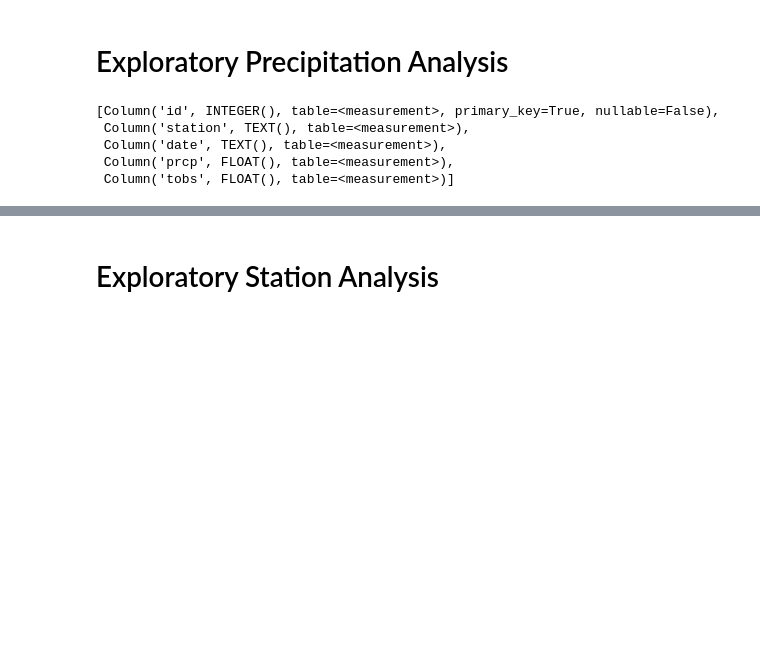
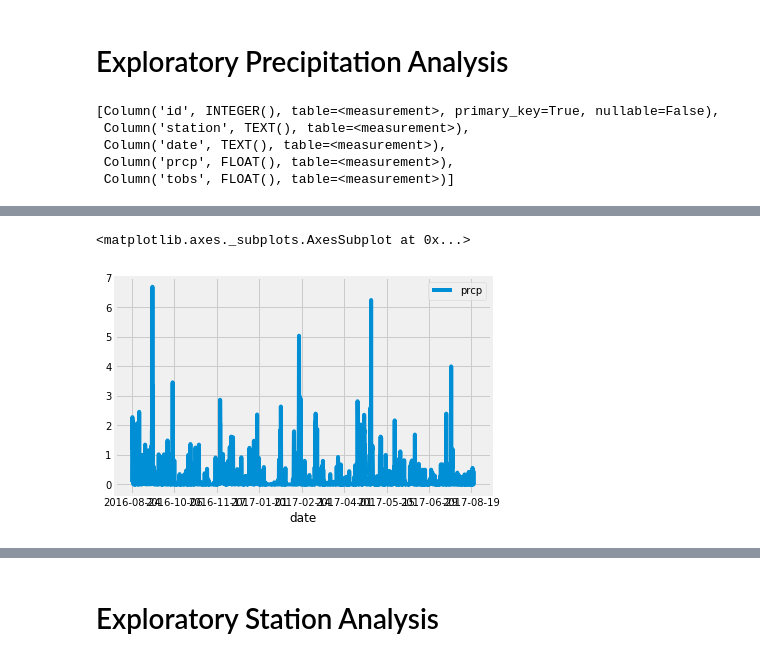
Before and after one commit to joelwwiggins/sqlalchemy, a Jupyter notebook: climate_starter.ipynb, the cells around one changed output, grey strips where cells are left out. Cells and saved outputs as stored; diff of their text form; code cells hidden in the pictures; blank space fills up the shorter version.

Commit message:
final data update

```diff
--- a/climate_starter.ipynb
+++ b/climate_starter.ipynb
@@ -51,4 +51,4 @@ date=session.query(measure.date).all()
 data_df=pd.DataFrame(date)
 data_df
 data_df['start_date'] = pd.to_datetime(data_df['date'])
-data_df['start_date'].max()
+now=data_df['start_date'].max()
@@ -56,0 +55,10 @@ Timestamp('2017-08-23 00:00:00')
+# %%
+from datetime import date, timedelta
+
+today_date = date.today()
+
+print("CURRENT DAY : ", today_date)
+
+# as said earlier it takes argument as day by default
+td = timedelta(-365)
+print("AFTER 5 DAYS DATE WILL BE : ", now + td)
@@ -57,17 +68,35 @@ Timestamp('2017-08-23 00:00:00')
 # %%
 # Design a query to retrieve the last 12 months of precipitation data and plot the results.
 # Starting from the most recent data point in the database.
+current=session.query(measure.date).order_by(measure.date.desc()).first()
+current_date=list(current)
+print("this is the most current date:", current_date)
+# Calculate the date one year from the last date in data set.
+print('one year from most recent date',now +td)
+last_year=now+td
 
-# Calculate the date one year from the last date in data set.
-
+#test=current_date[0]
+test=str(last_year)
 
 # Perform a query to retrieve the data and precipitation scores
-
+rain=session.query(measure.date, measure.prcp).\
+filter(measure.date>=test).\
+order_by(measure.date).\
+all()
+last_year
+test
+#rain
 
 # Save the query results as a Pandas DataFrame and set the index to the date column
+rain_df=pd.DataFrame(rain)
+rain_df1=rain_df.sort_values('date')
+rain_date_index=rain_df1.set_index('date')
+#rain_date_index_sorted=rain_date_index.sort_values('date',ascending=True)
+rain_date_index
+# Sort the dataframe by date
+rain_cleaned=rain_date_index.dropna()
+rain_cleaned
+# Use Pandas Plotting with Matplotlib to plot the data
 
-
-# Sort the dataframe by date
-
-
-# Use Pandas Plotting with Matplotlib to plot the data
+rain_cleaned.plot()
+# %% [output]
@@ -74,2 +105,4 @@ Timestamp('2017-08-23 00:00:00')
+<matplotlib.axes._subplots.AxesSubplot at 0x...>
+[figure, added]
 # %%
 # Use Pandas to calcualte the summary statistics for the precipitation data
```
Also changed, not shown: parts of 8 cells of this notebook.
